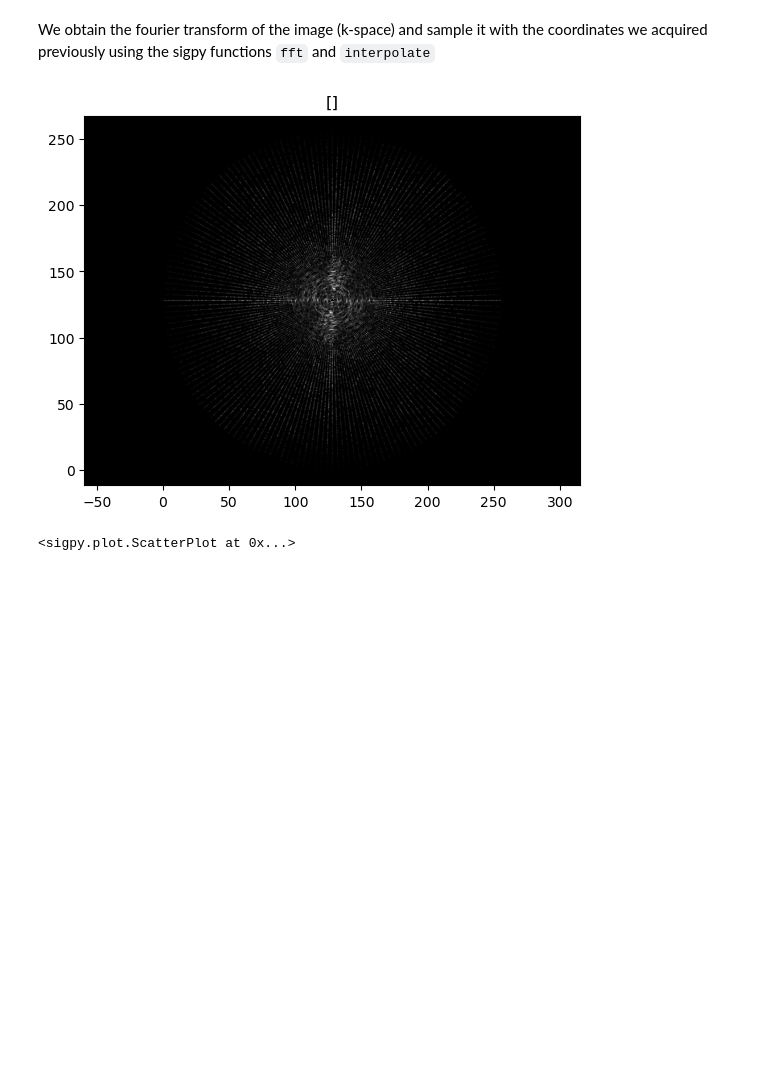
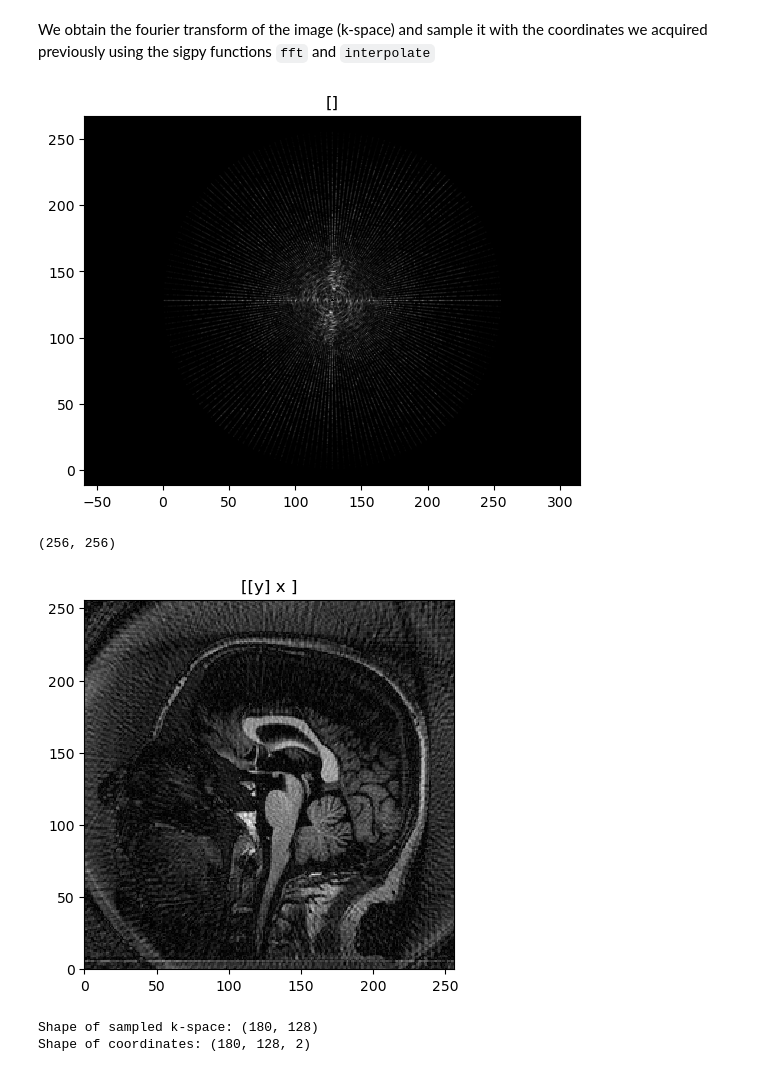
Before and after one commit to ReyhanSanei/MedicalImages_project1, a Jupyter notebook: notebooks/project_tasks.ipynb, the cells around one changed output. Drawn from its saved outputs; the diff is of its cells as text; code cells hidden in the pictures; blank space fills up the shorter version.

```diff
--- a/notebooks/project_tasks.ipynb
+++ b/notebooks/project_tasks.ipynb
@@ -73,8 +73,16 @@ img_ksp = sigpy.fft(img_original)
 sampled_ksp = sigpy.interpolate(img_ksp,coord)
 sampled_ksp_compensated = sampled_ksp*dcf
 sigpy.plot.ScatterPlot(coord,sampled_ksp_compensated)
+img_ksp.shape
 # %% [output]
 [figure]
-<sigpy.plot.ScatterPlot at 0x...>
+(256, 256)
 # %%
-img_reconstructed = sigpy.nufft_adjoint(ksp
+img_reconstructed = sigpy.nufft_adjoint(sampled_ksp_compensated, coord, oshape=(256,256))
+sigpy.plot.ImagePlot(sigpy.flip(img_reconstructed,axes=(2,)))
+print(f"Shape of sampled k-space: {sampled_ksp_compensated.shape}")
+print(f"Shape of coordinates: {coord.shape}")
+# %% [output]
+[figure, added]
+Shape of sampled k-space: (180, 128)
+Shape of coordinates: (180, 128, 2)
```
Also changed, not shown: parts of 4 cells of this notebook.
